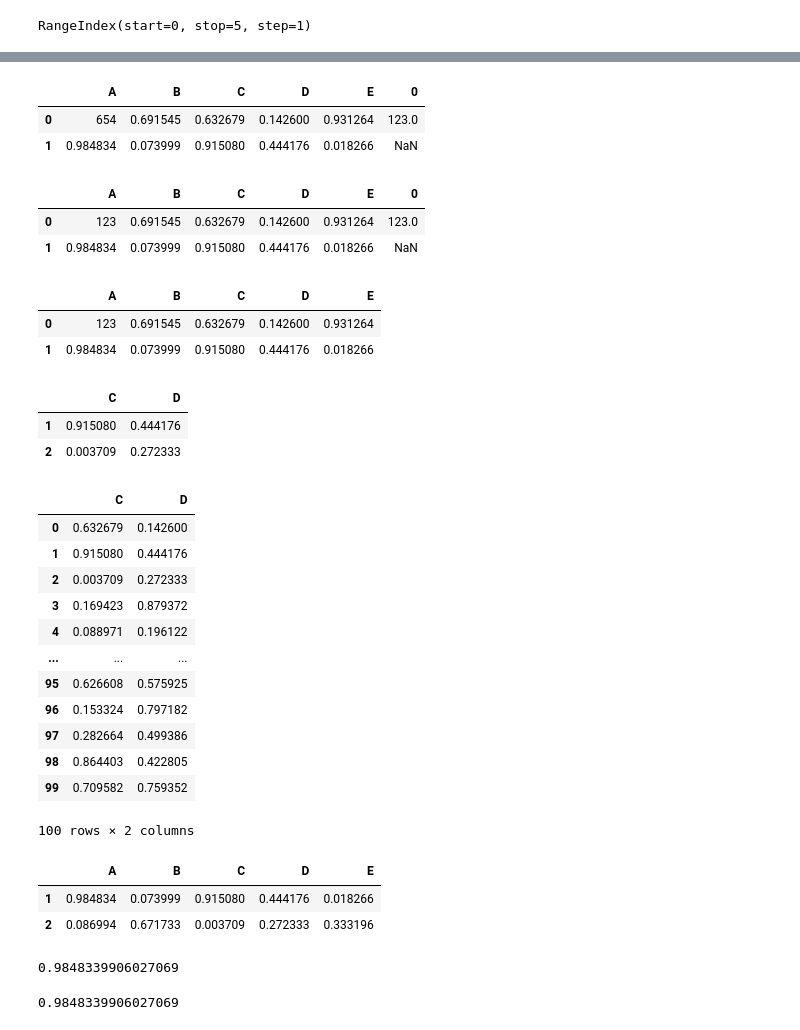
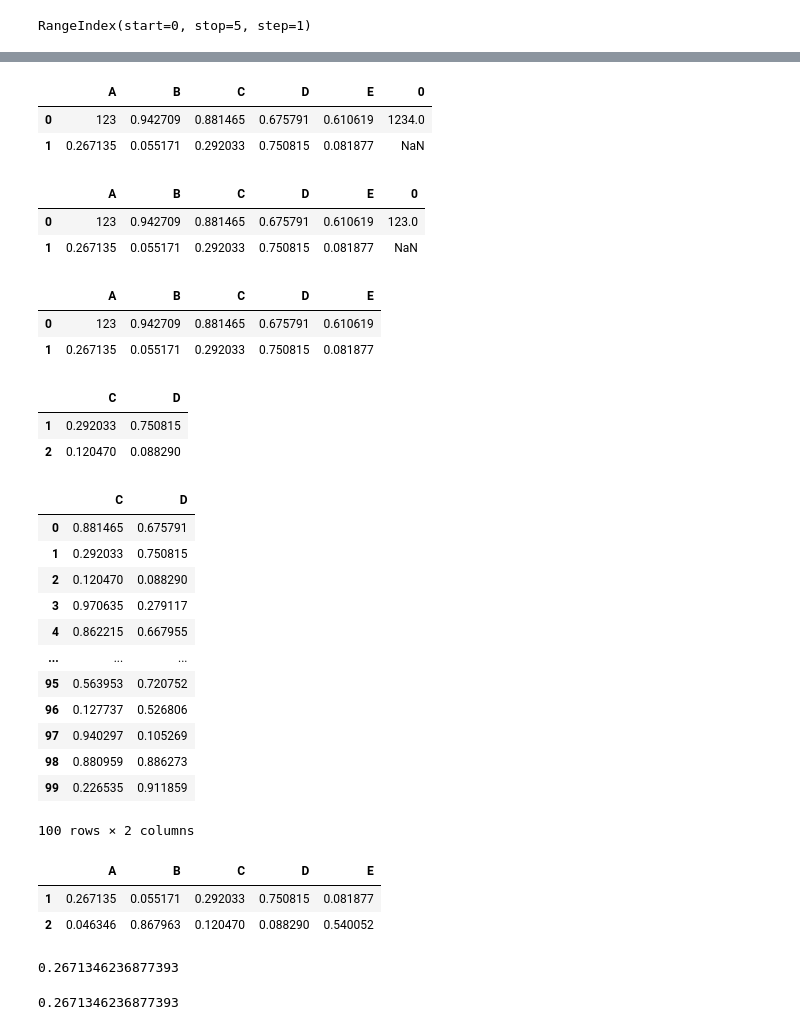
Before and after one commit to sp18-himanshuchauhan2/pandas-task, a Jupyter notebook: pandaProject.ipynb, the cells around one changed output, grey strips where cells are left out. Drawn from its saved outputs; the diff is of its cells as text; code cells hidden in the pictures.

```diff
--- a/pandaProject.ipynb
+++ b/pandaProject.ipynb
@@ -582,17 +588,17 @@ data.head(2)
 # %%
-data.loc[0, 0] = 123
+data.loc[0, 0] = 1234
 data.head(2)
 # %% [output]
 |  | A | B | C | D | E | 0 |
-| 0 | 654 | 0.691545 | 0.632679 | 0.142600 | 0.931264 | 123.0 |
-| 1 | 0.984834 | 0.073999 | 0.915080 | 0.444176 | 0.018266 | NaN |
+| 0 | 123 | 0.942709 | 0.881465 | 0.675791 | 0.610619 | 1234.0 |
+| 1 | 0.267135 | 0.055171 | 0.292033 | 0.750815 | 0.081877 | NaN |
 # %%
 data.loc[0, 'A'] = 123
 data.head(2)
 # %% [output]
 |  | A | B | C | D | E | 0 |
-| 0 | 123 | 0.691545 | 0.632679 | 0.142600 | 0.931264 | 123.0 |
-| 1 | 0.984834 | 0.073999 | 0.915080 | 0.444176 | 0.018266 | NaN |
+| 0 | 123 | 0.942709 | 0.881465 | 0.675791 | 0.610619 | 123.0 |
+| 1 | 0.267135 | 0.055171 | 0.292033 | 0.750815 | 0.081877 | NaN |
 # %%
 data = data.drop(0, axis=1) #delete the columns
 
@@ -601,41 +607,41 @@ data = data.drop(0, axis=1) #delete the columns
 data.head(2)
 # %% [output]
 |  | A | B | C | D | E |
-| 0 | 123 | 0.691545 | 0.632679 | 0.142600 | 0.931264 |
-| 1 | 0.984834 | 0.073999 | 0.915080 | 0.444176 | 0.018266 |
+| 0 | 123 | 0.942709 | 0.881465 | 0.675791 | 0.610619 |
+| 1 | 0.267135 | 0.055171 | 0.292033 | 0.750815 | 0.081877 |
 # %%
 data.loc[[1, 2], ['C', 'D']]
 # %% [output]
 |  | C | D |
-| 1 | 0.915080 | 0.444176 |
-| 2 | 0.003709 | 0.272333 |
+| 1 | 0.292033 | 0.750815 |
+| 2 | 0.120470 | 0.088290 |
 # %%
 data.loc[:, ['C', 'D']]
 # %% [output]
 |  | C | D |
-| 0 | 0.632679 | 0.142600 |
-| 1 | 0.915080 | 0.444176 |
-| 2 | 0.003709 | 0.272333 |
-| 3 | 0.169423 | 0.879372 |
-| 4 | 0.088971 | 0.196122 |
+| 0 | 0.881465 | 0.675791 |
+| 1 | 0.292033 | 0.750815 |
+| 2 | 0.120470 | 0.088290 |
+| 3 | 0.970635 | 0.279117 |
+| 4 | 0.862215 | 0.667955 |
 | ... | ... | ... |
-| 95 | 0.626608 | 0.575925 |
-| 96 | 0.153324 | 0.797182 |
-| 97 | 0.282664 | 0.499386 |
-| 98 | 0.864403 | 0.422805 |
-| 99 | 0.709582 | 0.759352 |
+| 95 | 0.563953 | 0.720752 |
+| 96 | 0.127737 | 0.526806 |
+| 97 | 0.940297 | 0.105269 |
+| 98 | 0.880959 | 0.886273 |
+| 99 | 0.226535 | 0.911859 |
 100 rows × 2 columns
 # %%
 data.loc[[1, 2], :]
 # %% [output]
 |  | A | B | C | D | E |
-| 1 | 0.984834 | 0.073999 | 0.915080 | 0.444176 | 0.018266 |
-| 2 | 0.086994 | 0.671733 | 0.003709 | 0.272333 | 0.333196 |
+| 1 | 0.267135 | 0.055171 | 0.292033 | 0.750815 | 0.081877 |
+| 2 | 0.046346 | 0.867963 | 0.120470 | 0.088290 | 0.540052 |
 # %%
 data.iloc[1, 0]
 # %% [output]
-0.9848339906027069
+0.2671346236877393
 # %%
 data.loc[1, 'A']
 # %% [output]
-0.9848339906027069
+0.2671346236877393
```
Also changed, not shown: parts of 39 cells of this notebook.
